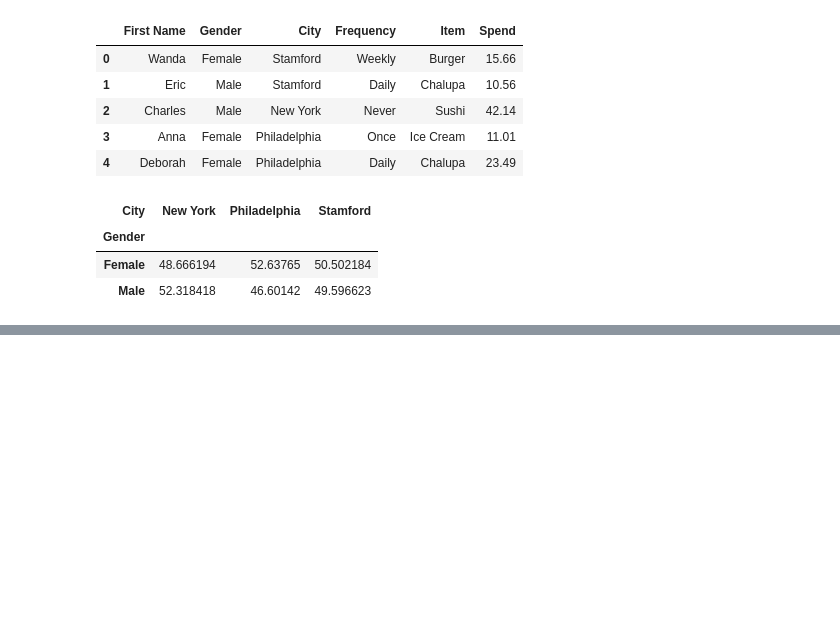
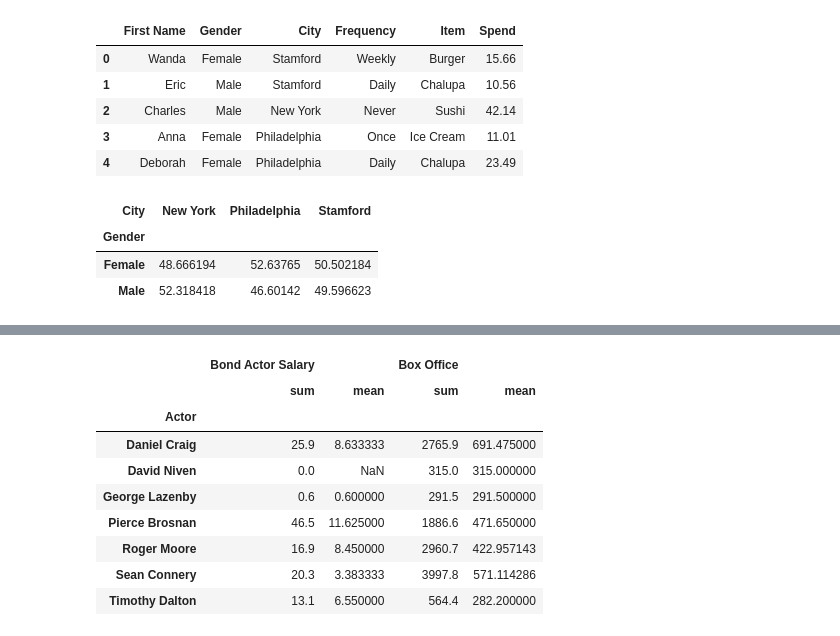
Before and after one commit to fredjo89/pandas-payground, a Jupyter notebook: 13_things_to_remember.ipynb, the cells around one changed output, grey strips where cells are left out. Cells and saved outputs as stored; diff of their text form; code cells hidden in the pictures; blank space fills up the shorter version.

```diff
--- a/13_things_to_remember.ipynb
+++ b/13_things_to_remember.ipynb
@@ -180,0 +186,4 @@ foods.pivot_table(values="Spend", index="Gender", columns="City", aggfunc="mean"
+# %%
+grouped_df = bond.groupby("Actor")
+# Printing the number of rows in each group in the grouped dataframe:
+grouped_df.size().sort_values(ascending=False)
@@ -180,0 +255,13 @@ foods.pivot_table(values="Spend", index="Gender", columns="City", aggfunc="mean"
+# %%
+grouped_df[["Bond Actor Salary", "Box Office"]].agg(["sum", "mean"])
+# %% [output]
+|  | Bond Actor Salary |  | Box Office |  |
+|  | sum | mean | sum | mean |
+| Actor |  |  |  |  |
+| Daniel Craig | 25.9 | 8.633333 | 2765.9 | 691.475000 |
+| David Niven | 0.0 | NaN | 315.0 | 315.000000 |
+| George Lazenby | 0.6 | 0.600000 | 291.5 | 291.500000 |
+| Pierce Brosnan | 46.5 | 11.625000 | 1886.6 | 471.650000 |
+| Roger Moore | 16.9 | 8.450000 | 2960.7 | 422.957143 |
+| Sean Connery | 20.3 | 3.383333 | 3997.8 | 571.114286 |
+| Timothy Dalton | 13.1 | 6.550000 | 564.4 | 282.200000 |
```
Also changed, not shown: parts of 12 cells of this notebook, 7 other files.
